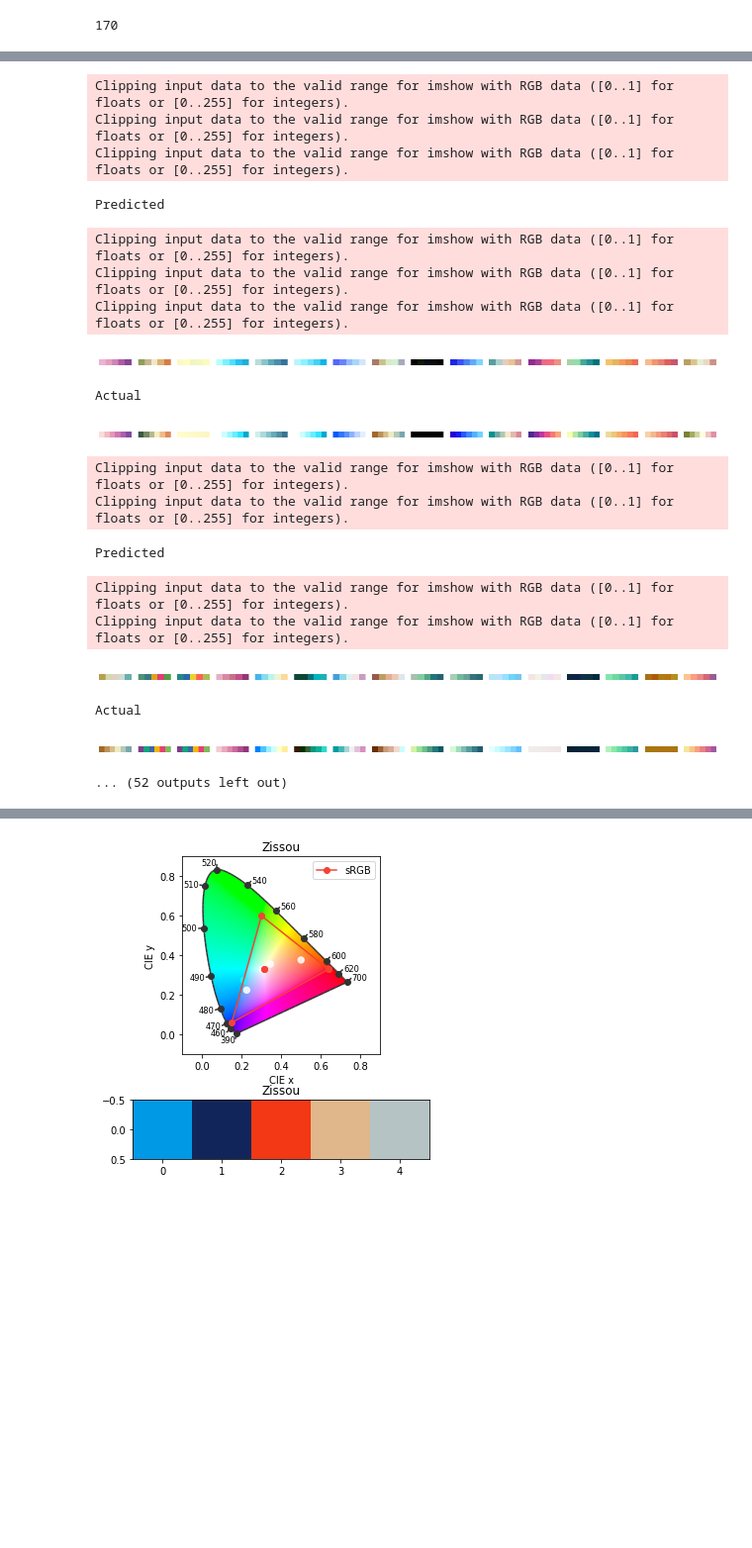
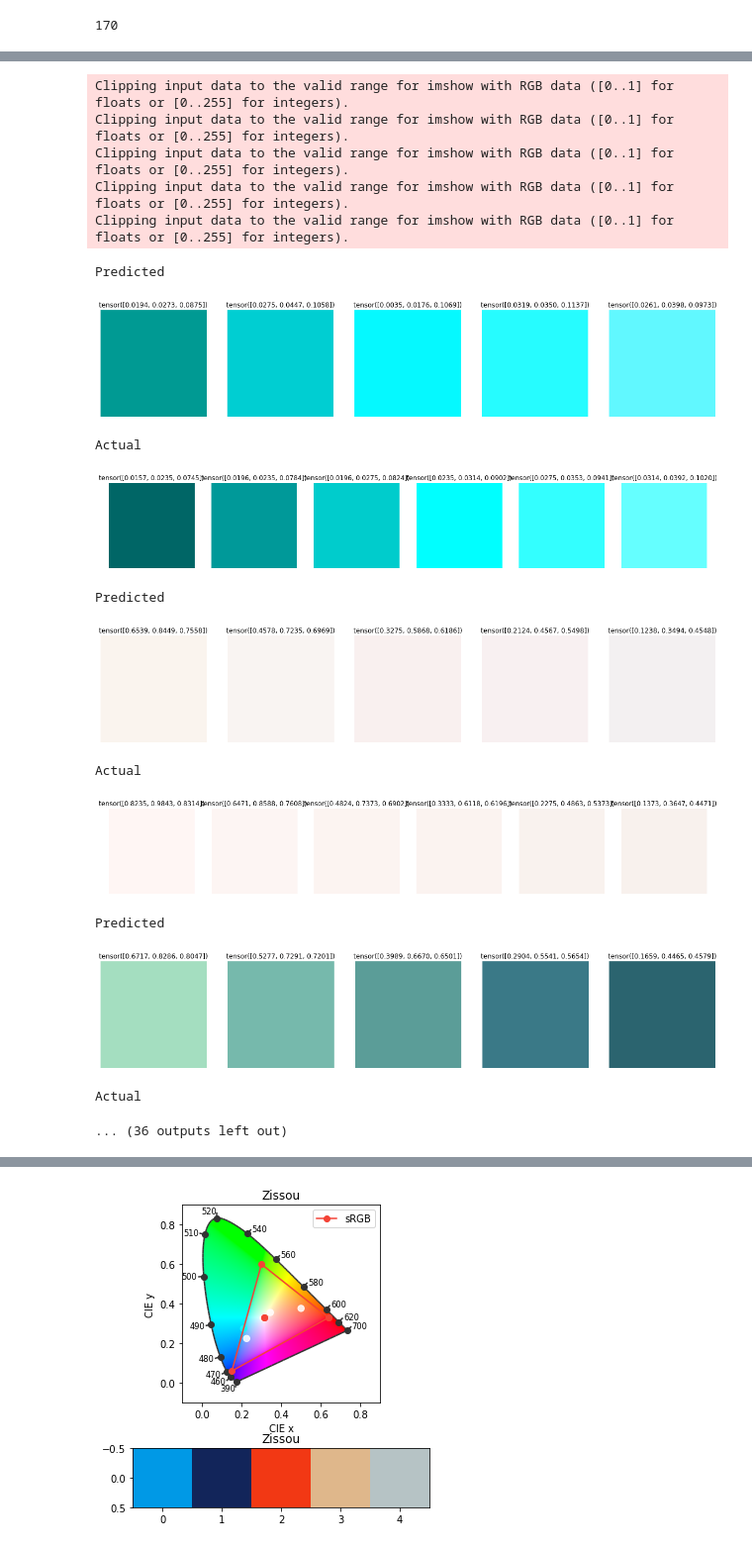
Before and after one commit to Steffanic/SwatchTransformer, a Jupyter notebook: ColorSwatchTransformer.ipynb, the cells around one changed output, grey strips where cells are left out. Shown at 99% size. Cells and saved outputs as stored; diff of their text form; code cells hidden in the pictures; blank space fills up the shorter version.

Commit message:
longer trained model

```diff
--- a/ColorSwatchTransformer.ipynb
+++ b/ColorSwatchTransformer.ipynb
@@ -128,6 +136,8 @@ class SwatchTransformer(torch.nn.Module):
         self.num_heads = num_heads
         self.dropout = dropout
         self.embedding = torch.nn.Linear(3, 32)
+        # lets make a separate embedding for the palette type
+        self.palette_type_encoder = torch.nn.Embedding(3, 32)
         self.transformer = torch.nn.Transformer(d_model=32, nhead=self.num_heads, num_encoder_layers=self.num_layers, num_decoder_layers=self.num_layers, dim_feedforward=self.hidden_size, dropout=self.dropout)
         self.fc = torch.nn.Linear(32, 3)
 
@@ -136,13 +146,19 @@ class SwatchTransformer(torch.nn.Module):
         mask = torch.triu(torch.ones(size, size) * float('-inf'), diagonal=1)
         return mask
 
-    def forward(self, src, tgt, mask=None):
+    def forward(self, src, tgt, src_type, tgt_type, mask=None):
         # x is a batch of swatches, shape (batch_size, num_colors, 3)
         src = src.permute(1,0,2)
         tgt = tgt.permute(1,0,2)
+        # src_type is a batch of palette types, shape (batch_size)
+        src_type = self.palette_type_encoder(src_type)
+        tgt_type = self.palette_type_encoder(tgt_type)
         # now x is shape (num_colors, batch_size, 3)
         src = self.embedding(src)
         tgt = self.embedding(tgt)
+        # now let's add the palette type embedding to the src and tgt
+        src = src + src_type
+        tgt = tgt + tgt_type
         # now x is shape (num_colors, batch_size, 64)
         trans_output = self.transformer(src,tgt, tgt_mask=mask)
         # now x is shape (num_colors, batch_size, 3)
@@ -173,12 +189,15 @@ def trainSwatchTransformer(model, dataloader, num_epochs, predicted_palettes=Non
     loss_fn = torch.nn.MSELoss()
     for epoch in range(num_epochs):
         for swatch_batch in dataloader:
-            input_seq = swatch_batch
-            target_seq = swatch_batch[:,:-1,:] # shift the target sequence by one to the left, so the model has to predict the next color
-            target_output_seq = swatch_batch[:,1:,:] # shift the target output sequence by one to the right, so the model has to predict the next color
+            palettes = swatch_batch[0]
+            palette_types = swatch_batch[1]
+            input_seq = palettes
+            target_seq = palettes[:,:-1,:] # shift the target sequence by one to the left, so the model has to predict the next color
+            target_output_seq = palettes[:,1:,:] # shift the target output sequence by one to the right, so the model has to predict the next color
+            tgt_palette_types = palette_types
             mask = model.make_square_mask(target_seq.shape[1])
             optimizer.zero_grad()
-            pred = model(input_seq, target_seq, mask=mask)
+            pred = model(input_seq, target_seq, palette_types, tgt_palette_types, mask=mask)
             loss = loss_fn(pred, target_output_seq)
             loss.backward()
             optimizer.step()
@@ -189,8 +208,9 @@ def trainSwatchTransformer(model, dataloader, num_epochs, predicted_palettes=Non
                     test_input = torch.tensor(test_input, dtype=torch.float32)
                     test_input = test_input / 255.0
                     test_input = test_input.reshape(1,5,3)
+                    test_type = torch.tensor([0], dtype=torch.long)
                     mask = model.make_square_mask(5)
-                    pred = model(test_input, test_input, mask=mask)
+                    pred = model(test_input, test_input, test_type, test_type, mask=mask)
                     pred = pred.reshape(5,3)
                     pred = pred * 255.0
                     pred = pred.detach().numpy()
@@ -203,7 +223,7 @@ swatchTransformer = SwatchTransformer(64, 3, 8)
 
 count_parameters(swatchTransformer)
 predicted_palettes = [] # this will hold the predicted palettes for each epoch of training where we are basing it on the Zissou palette
-trainSwatchTransformer(swatchTransformer, colorSwatchLoader, 1000, predicted_palettes)
+trainSwatchTransformer(swatchTransformer, colorSwatchLoader, 10000, predicted_palettes)
 # %% [output]
 +-------------------------------------------------------------+------------+
 |                           Modules                           | Parameters |
@@ -225,33 +245,31 @@ Epoch 990, Loss: 0.004062701016664505
 # %%
 with torch.no_grad():
     # now lets see how the model does
     for swatch_batch in colorSwatchLoader:
-        mask = swatchTransformer.make_square_mask(swatch_batch.shape[1]-1)
-        pred = swatchTransformer(swatch_batch, swatch_batch[:,:-1,:], mask=mask)
+        mask = swatchTransformer.make_square_mask(swatch_batch[0].shape[1]-1)
+        pred = swatchTransformer(swatch_batch[0], swatch_batch[0][:,:-1,:],swatch_batch[1],swatch_batch[1], mask=mask)
         print("Predicted")
         showSwatches(pred)
         print("Actual")
-        showSwatches(swatch_batch)
+        showSwatches(swatch_batch[0])
 # %% [output]
 Clipping input data to the valid range for imshow with RGB data ([0..1] for floats or [0..255] for integers).
 Clipping input data to the valid range for imshow with RGB data ([0..1] for floats or [0..255] for integers).
 Clipping input data to the valid range for imshow with RGB data ([0..1] for floats or [0..255] for integers).
+Clipping input data to the valid range for imshow with RGB data ([0..1] for floats or [0..255] for integers).
+Clipping input data to the valid range for imshow with RGB data ([0..1] for floats or [0..255] for integers).
 Predicted
+[figure, new version]
-Clipping input data to the valid range for imshow with RGB data ([0..1] for floats or [0..255] for integers).
-Clipping input data to the valid range for imshow with RGB data ([0..1] for floats or [0..255] for integers).
-Clipping input data to the valid range for imshow with RGB data ([0..1] for floats or [0..255] for integers).
+Actual
-[figure, old version]
+[figure, new version]
-Actual
+Predicted
-[figure, old version]
+[figure, new version]
-Clipping input data to the valid range for imshow with RGB data ([0..1] for floats or [0..255] for integers).
-Clipping input data to the valid range for imshow with RGB data ([0..1] for floats or [0..255] for integers).
+Actual
+[figure, new version]
 Predicted
+[figure, added]
-Clipping input data to the valid range for imshow with RGB data ([0..1] for floats or [0..255] for integers).
-Clipping input data to the valid range for imshow with RGB data ([0..1] for floats or [0..255] for integers).
+Actual
-[figure, old version]
-Actual
+... (36 outputs left out)
-[figure, old version]
-... (52 outputs left out)
 # %%
 # Now lets make a single color and see how the model predicts the next color
 # we will use the Zissou palette
```
Also changed, not shown: parts of 11 cells of this notebook, 3 other files.
